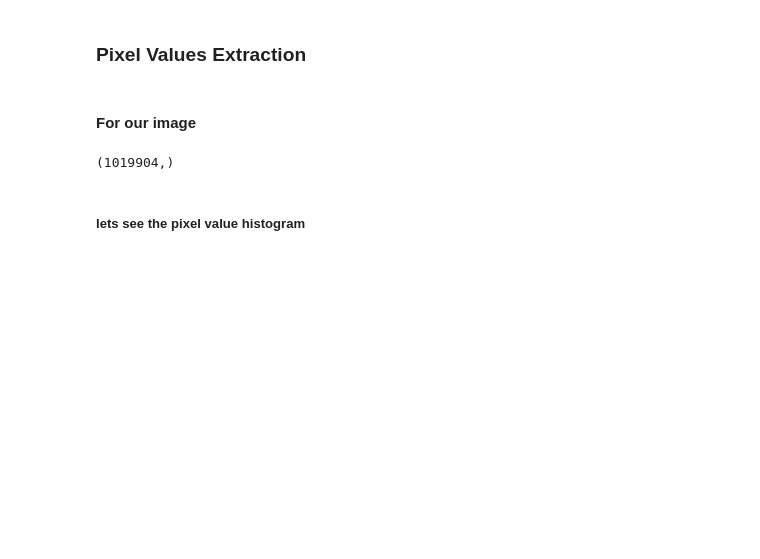
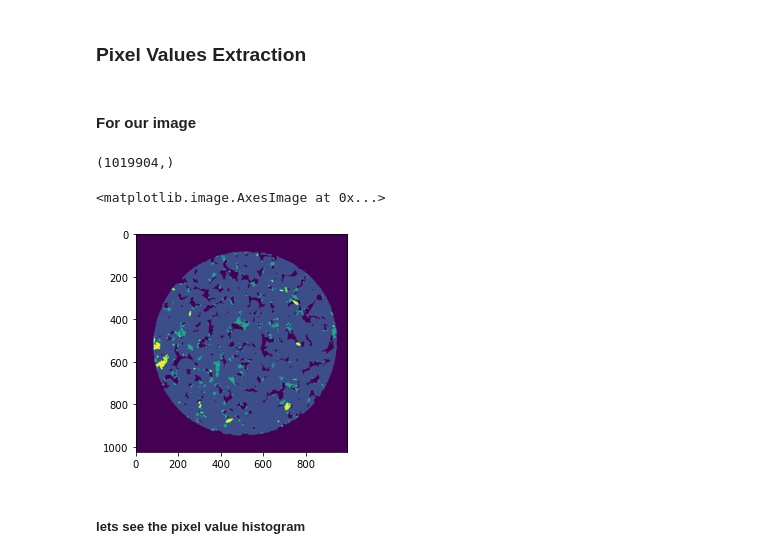
Before and after one commit to utsavdarlami/sandstone_segmentation, a Jupyter notebook: notebooks/01_feature_extraction.ipynb, the cells around one changed output. Cells and saved outputs as stored; diff of their text form; code cells hidden in the pictures; blank space fills up the shorter version.

```diff
--- a/notebooks/01_feature_extraction.ipynb
+++ b/notebooks/01_feature_extraction.ipynb
@@ -84,6 +100,11 @@ pixel_values_image = read_image.reshape(-1)
 pixel_values_image.shape
 # %% [output]
 (1019904,)
+# %%
+plt.imshow(read_mask_gray)
+# %% [output]
+<matplotlib.image.AxesImage at 0x...>
+[figure, added]
 # %% [markdown]
 ##### lets see the pixel value histogram
 # %%
```
Also changed, not shown: parts of 6 cells of this notebook, 12 other files.
